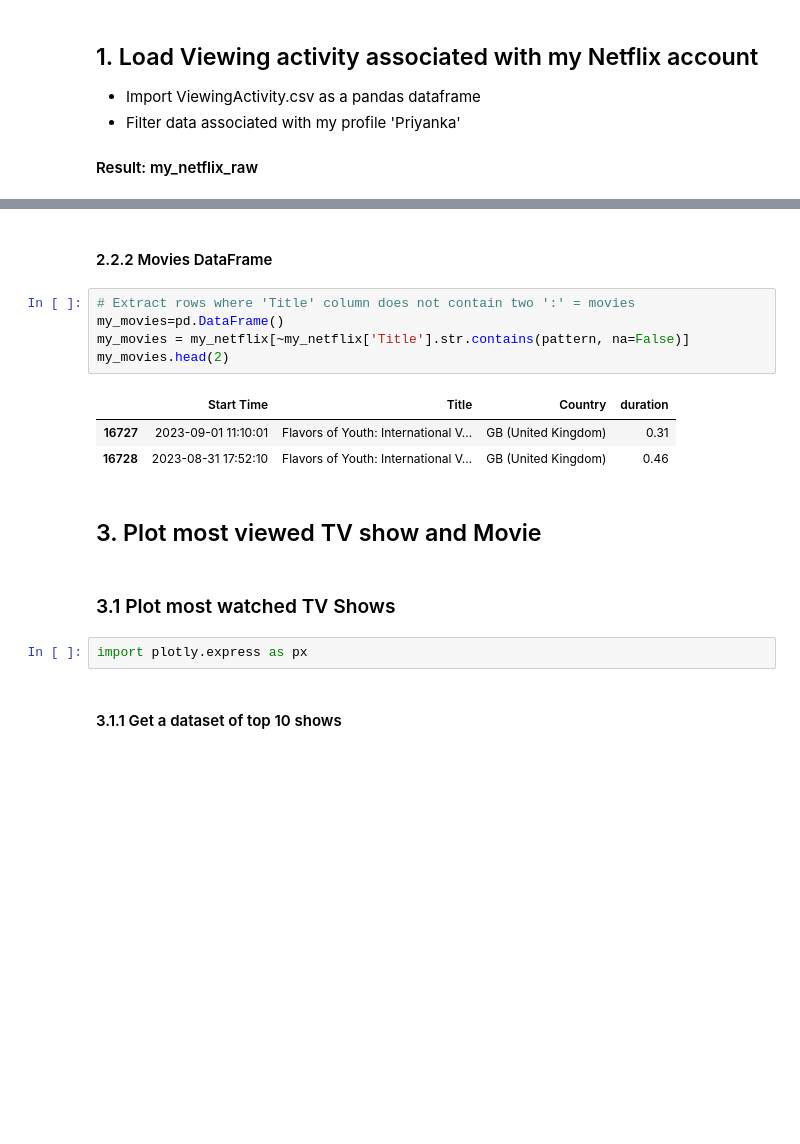
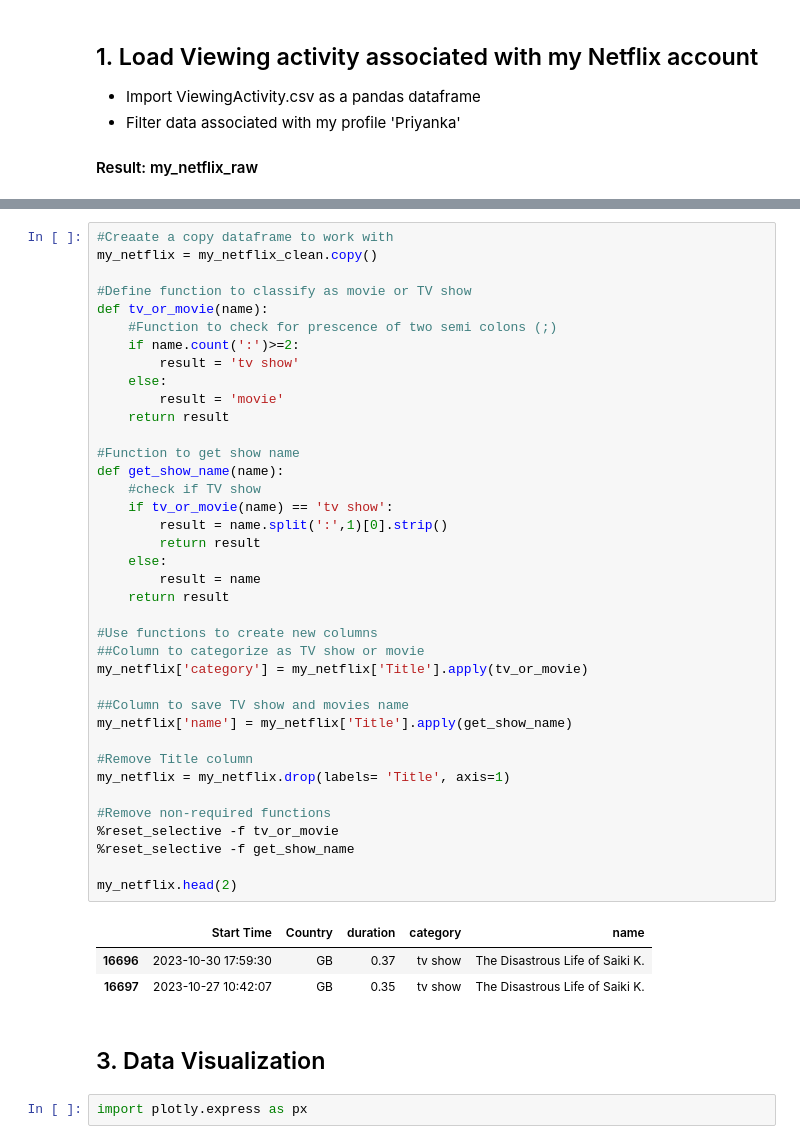
Before and after one commit to Adhikari-Priyanka/my_netflix_vis, a Jupyter notebook: test1.ipynb, the cells around one changed output, grey strips where cells are left out. Drawn from its saved outputs; the diff is of its cells as text; blank space fills up the shorter version.

```diff
--- a/test1.ipynb
+++ b/test1.ipynb
@@ -74,19 +76,46 @@ See the caveats in the documentation: https://pandas.pydata.org/pandas-docs/stab
-# %% [markdown]
-#### 2.2.2 Movies DataFrame
-# %%
-# Extract rows where 'Title' column does not contain two ':' = movies
-my_movies=pd.DataFrame()
-my_movies = my_netflix[~my_netflix['Title'].str.contains(pattern, na=False)]
-my_movies.head(2)
-# %% [output]
-|  | Start Time | Title | Country | duration |
-| 16727 | 2023-09-01 11:10:01 | Flavors of Youth: International V... | GB (United Kingdom) | 0.31 |
-| 16728 | 2023-08-31 17:52:10 | Flavors of Youth: International V... | GB (United Kingdom) | 0.46 |
-# %% [markdown]
-## 3. Plot most viewed TV show and Movie
-# %% [markdown]
-### 3.1 Plot most watched TV Shows
+# %%
+#Creaate a copy dataframe to work with
+my_netflix = my_netflix_clean.copy()
+
+#Define function to classify as movie or TV show
+def tv_or_movie(name):
+    #Function to check for prescence of two semi colons (;)
+    if name.count(':')>=2:
+        result = 'tv show'
+    else:
+        result = 'movie'
+    return result
+
+#Function to get show name
+def get_show_name(name):
+    #check if TV show
+    if tv_or_movie(name) == 'tv show':
+        result = name.split(':',1)[0].strip()
+        return result
+    else:
+        result = name
+    return result
+
+#Use functions to create new columns
+##Column to categorize as TV show or movie
+my_netflix['category'] = my_netflix['Title'].apply(tv_or_movie)
+
+##Column to save TV show and movies name
+my_netflix['name'] = my_netflix['Title'].apply(get_show_name)
+
+#Remove Title column
+my_netflix = my_netflix.drop(labels= 'Title', axis=1)
+
+#Remove non-required functions
+%reset_selective -f tv_or_movie
+%reset_selective -f get_show_name
+
+my_netflix.head(2)
+# %% [output]
+|  | Start Time | Country | duration | category | name |
+| 16696 | 2023-10-30 17:59:30 | GB | 0.37 | tv show | The Disastrous Life of Saiki K. |
+| 16697 | 2023-10-27 10:42:07 | GB | 0.35 | tv show | The Disastrous Life of Saiki K. |
+# %% [markdown]
+## 3. Data Visualization
 # %%
 import plotly.express as px
-# %% [markdown]
-#### 3.1.1 Get a dataset of top 10 shows
```
Also changed, not shown: parts of 27 cells of this notebook.
